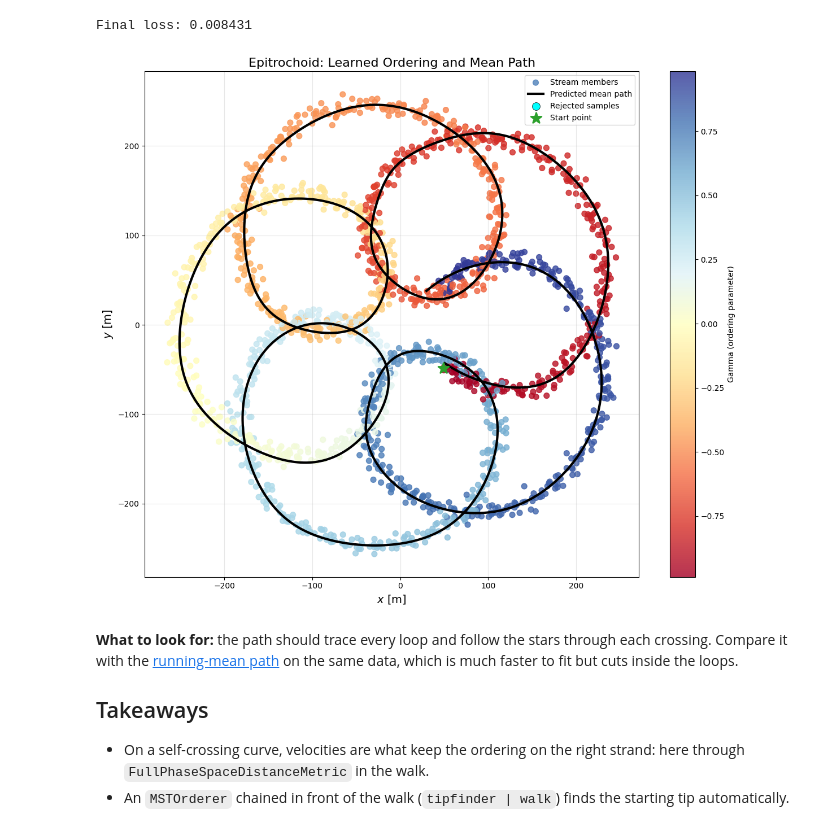
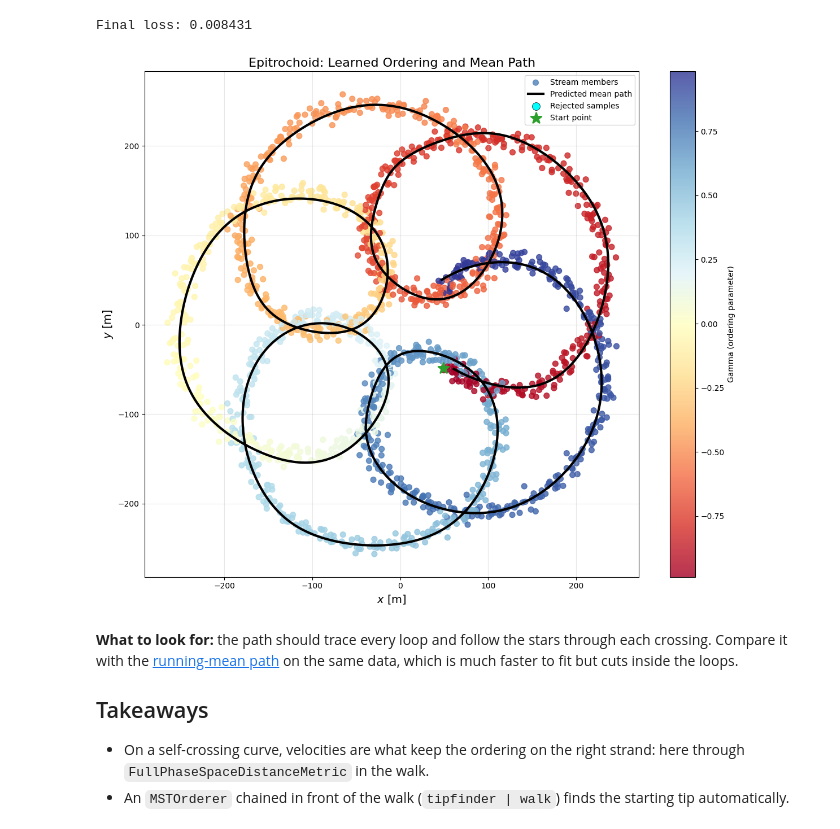
Before and after one commit to GalacticDynamics/phasecurvefit, a Jupyter notebook: docs/tutorials/epitrochoid_autoencoder.ipynb, the cells around one changed output. Saved outputs shown, nothing was run; the diff lists cells and outputs as text; code cells hidden in the pictures.

```diff
--- a/docs/tutorials/epitrochoid_autoencoder.ipynb
+++ b/docs/tutorials/epitrochoid_autoencoder.ipynb
@@ -302,7 +302,7 @@ fig, ax = plt.subplots(figsize=(12, 10))
 # Use the trained model from the result
 all_gamma, all_probs = result.model.encode(walkresult.positions, walkresult.velocities)
 rejected_membership = all_probs < train_config.member_threshold
-qs_pred = result(jnp.linspace(*result.gamma_range, 1_000))
+qs_pred = result(jnp.linspace(*result.track_range, 1_000))
 
 # Plot all points with gradient coloring
 im = ax.scatter(
@@ -331,34 +331,34 @@ ax.scatter(
     s=100,
     c="cyan",
     alpha=1.0,
     marker="o",
     edgecolors="black",
     linewidths=0.5,
     label="Rejected samples",
 )
 
 # Mark start point
 ax.scatter(
     u.ustrip(usys, qs["x"][start_idx]),
     u.ustrip(usys, qs["y"][start_idx]),
     s=200,
     c="tab:green",
     marker="*",
     label="Start point",
     linewidths=2,
     zorder=5,
 )
 
 ax.set_xlabel(r"$x$ [m]", fontsize=14)
 ax.set_ylabel(r"$y$ [m]", fontsize=14)
 ax.set_title("Epitrochoid: Learned Ordering and Mean Path", fontsize=16)
 fig.colorbar(im, ax=ax, label="Gamma (ordering parameter)")
 ax.legend(loc="upper right", fontsize=10)
 ax.grid(True, alpha=0.3)
 plt.tight_layout()
 plt.show();
 # %% [output]
-[figure, old version]
+[figure, new version]
 # %% [markdown]
 **What to look for:** the path should trace every loop and follow the stars
 through each crossing. Compare it with the
```
Also changed, not shown: 8 other files.
